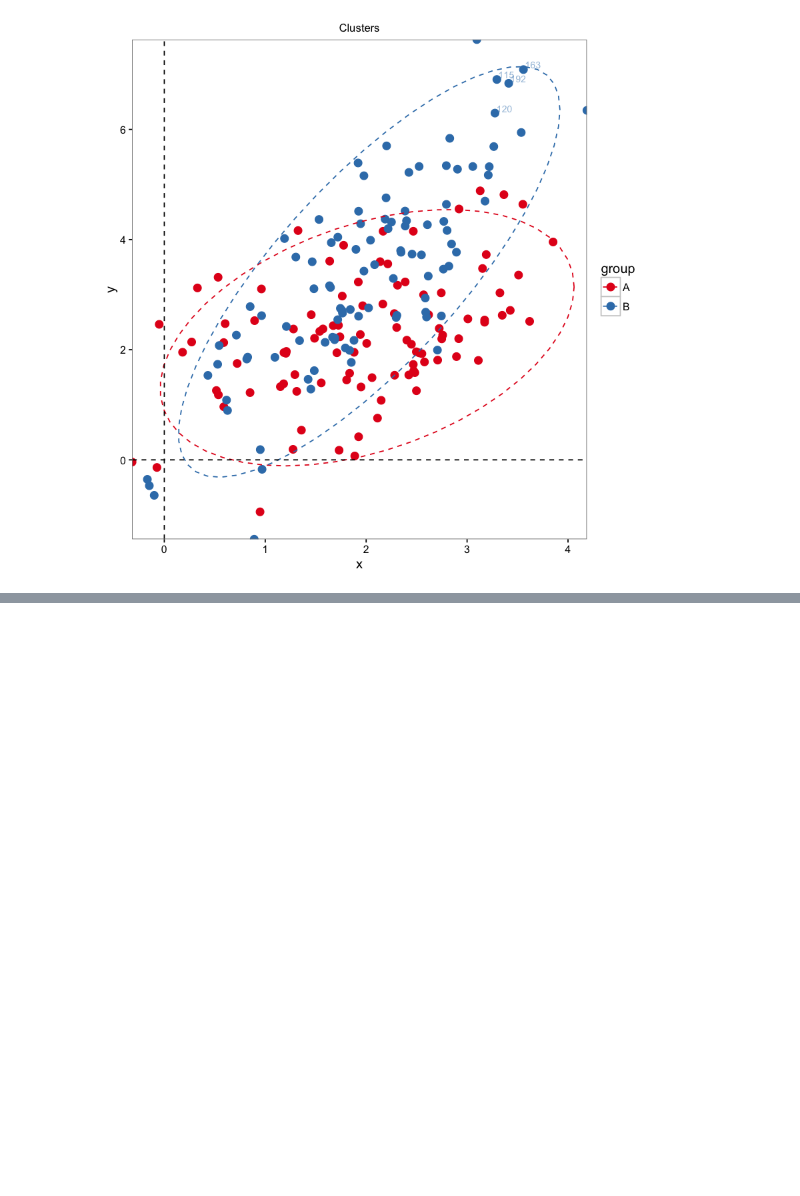
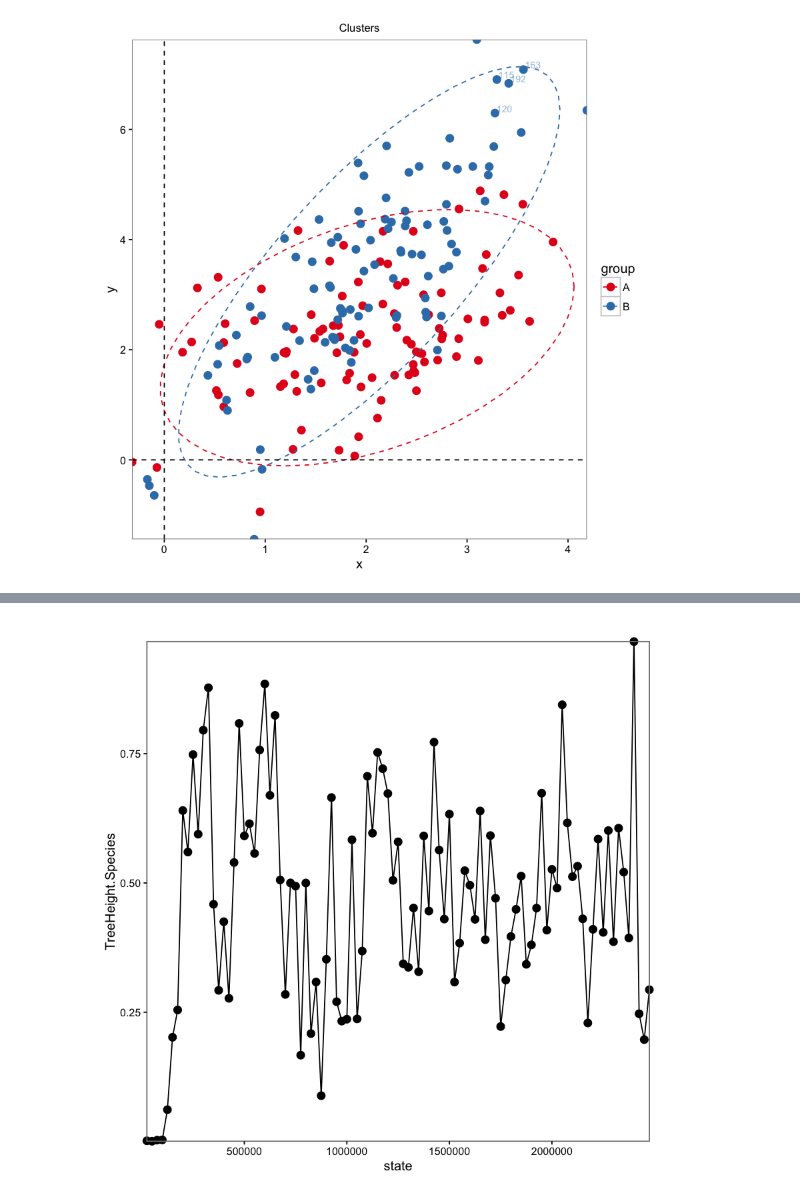
Before and after one commit to walterxie/ComMA, a Jupyter notebook: tutorials/OneCommandLinePlot.ipynb, the cells around one changed output, grey strips where cells are left out. Cells and saved outputs as stored; diff of their text form; code cells hidden in the pictures; blank space fills up the shorter version.

```diff
--- a/tutorials/OneCommandLinePlot.ipynb
+++ b/tutorials/OneCommandLinePlot.ipynb
@@ -114,0 +136,7 @@ ggScatterPlot(df.clusters, x.id="x", y.id="y", colour.id="group",
+# %%
+mcmc.log <- readMCMCLog("../data-raw/star.beast.log")
+mcmc.log$state <- as.double(rownames(mcmc.log))
+names(mcmc.log)
+# too much points, only use 99 rows from 2nd
+mcmc.log <- mcmc.log[2:100,c("TreeHeight.Species", "state")]
+mcmc.log[1:3,]
@@ -114,0 +159,9 @@ ggScatterPlot(df.clusters, x.id="x", y.id="y", colour.id="group",
+# %%
+# line and points
+gg.plot <- ggLineWithPoints(mcmc.log, x.id="state",
+                            y.id="TreeHeight.Species", verbose=F)
+# turns off clipping
+g.table <- unclip.ggplot(gg.plot)
+plot(g.table)
+# %% [output]
+[figure, added]
```
Also changed, not shown: parts of 22 cells of this notebook, 1 other file.
